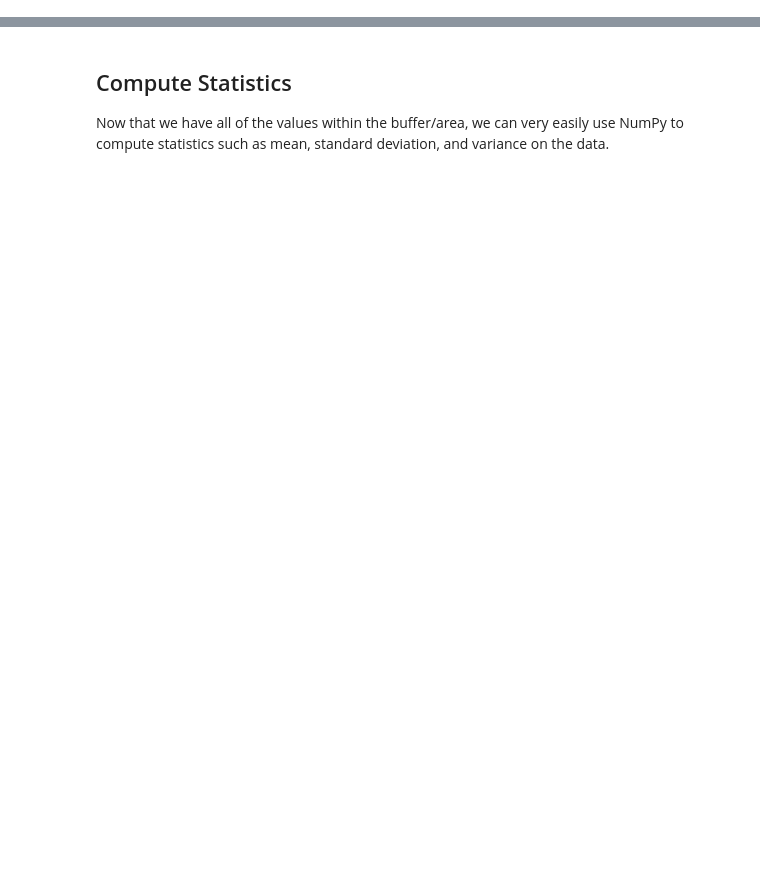
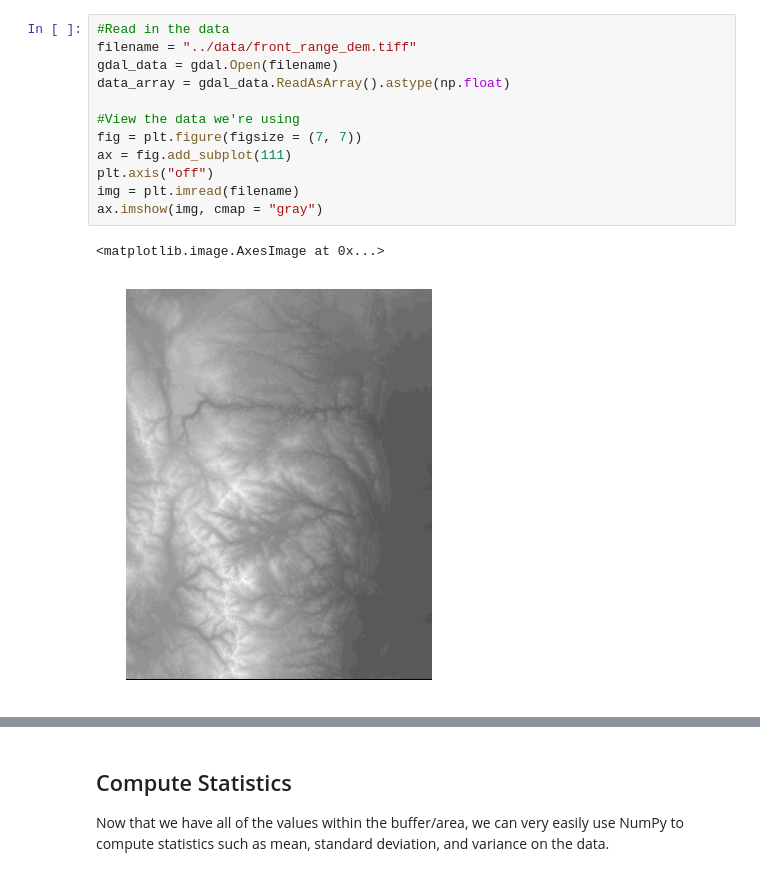
Before and after one commit to earthlab/tutorials, a Jupyter notebook: python/buffered_spatial_points_in_raster.ipynb, the cells around one changed output, grey strips where cells are left out. Drawn from its saved outputs; the diff is of its cells as text; blank space fills up the shorter version.

Commit message:
Implements lat/lon input, images, and circular buffer

```diff
--- a/python/buffered_spatial_points_in_raster.ipynb
+++ b/python/buffered_spatial_points_in_raster.ipynb
@@ -88,0 +37,15 @@ Points in buffer [line 5]:  [1905 1919 1935 1956 1967]
+# %%
+#Read in the data
+filename = "../data/front_range_dem.tiff"
+gdal_data = gdal.Open(filename)
+data_array = gdal_data.ReadAsArray().astype(np.float)
+
+#View the data we're using
+fig = plt.figure(figsize = (7, 7))
+ax = fig.add_subplot(111)
+plt.axis("off")
+img = plt.imread(filename)
+ax.imshow(img, cmap = "gray")
+# %% [output]
+<matplotlib.image.AxesImage at 0x...>
+[figure, added]
```
Also changed, not shown: parts of 13 cells of this notebook.
